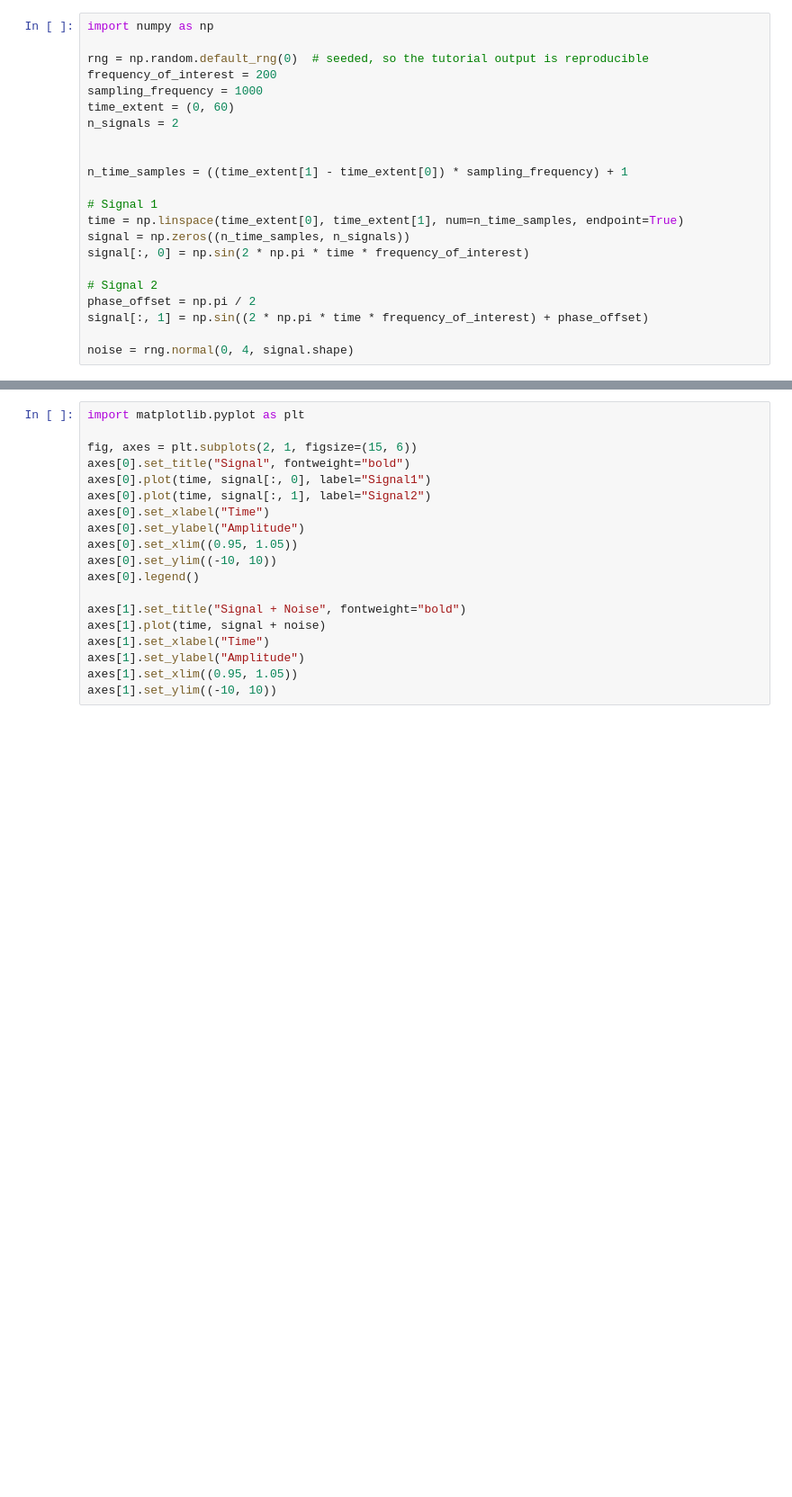
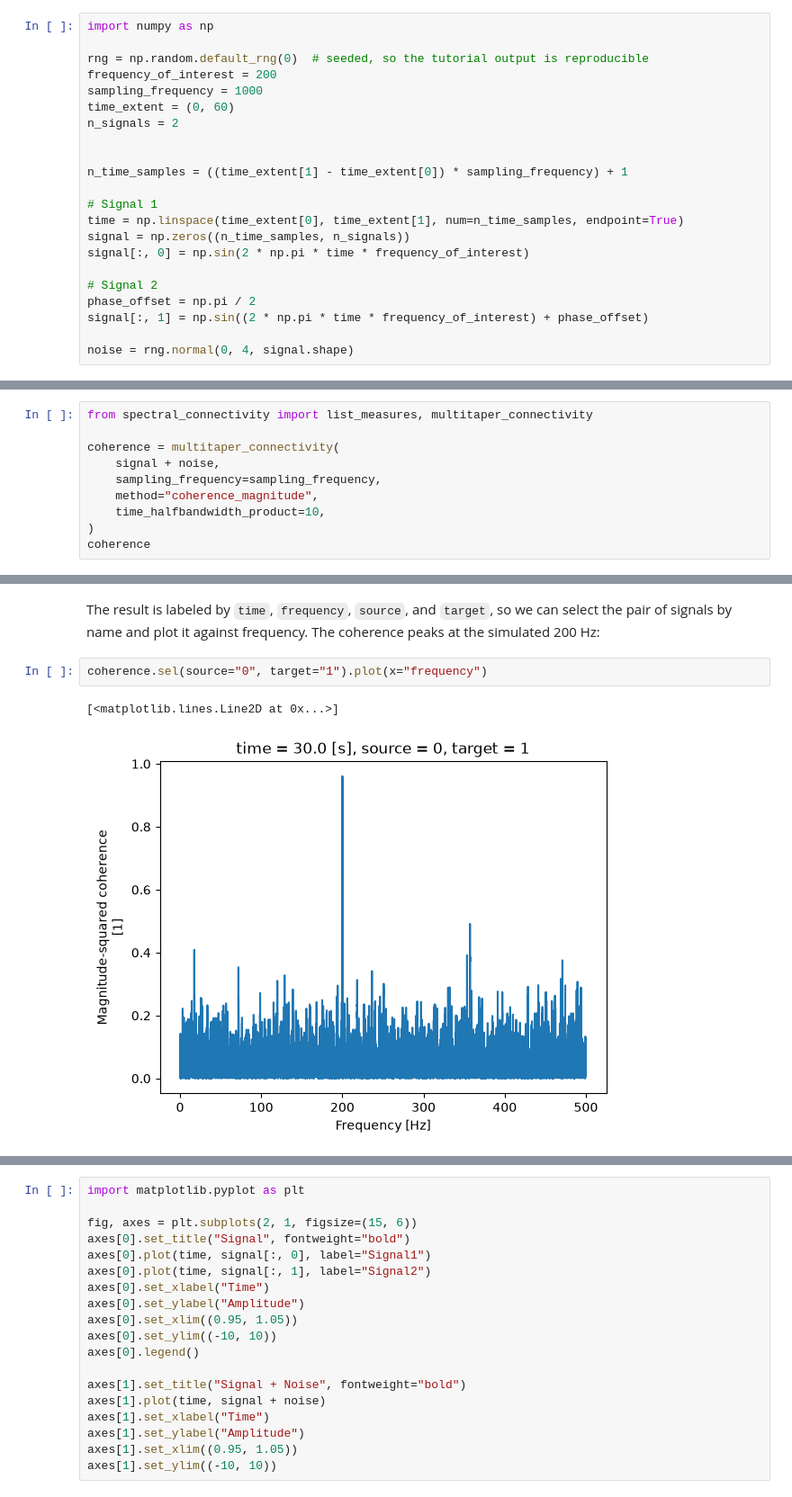
Before and after one commit to Eden-Kramer-Lab/spectral_connectivity, a Jupyter notebook: examples/Intro_tutorial.ipynb, the cells around one changed output, grey strips where cells are left out. Shown at 90% size. Saved outputs shown, nothing was run; the diff lists cells and outputs as text; blank space fills up the shorter version.

```diff
--- a/examples/Intro_tutorial.ipynb
+++ b/examples/Intro_tutorial.ipynb
@@ -40,0 +37,10 @@ We can plot these two signals with and without the noise added:
+# %%
+from spectral_connectivity import list_measures, multitaper_connectivity
+
+coherence = multitaper_connectivity(
+    signal + noise,
+    sampling_frequency=sampling_frequency,
+    method="coherence_magnitude",
+    time_halfbandwidth_product=10,
+)
+coherence
@@ -40,0 +65,7 @@ We can plot these two signals with and without the noise added:
+# %% [markdown]
+The result is labeled by `time`, `frequency`, `source`, and `target`, so we can select the pair of signals by name and plot it against frequency. The coherence peaks at the simulated 200 Hz:
+# %%
+coherence.sel(source="0", target="1").plot(x="frequency")
+# %% [output]
+[<matplotlib.lines.Line2D at 0x...>]
+[figure, added]
```
Also changed, not shown: parts of 16 cells of this notebook, 1 other file.
